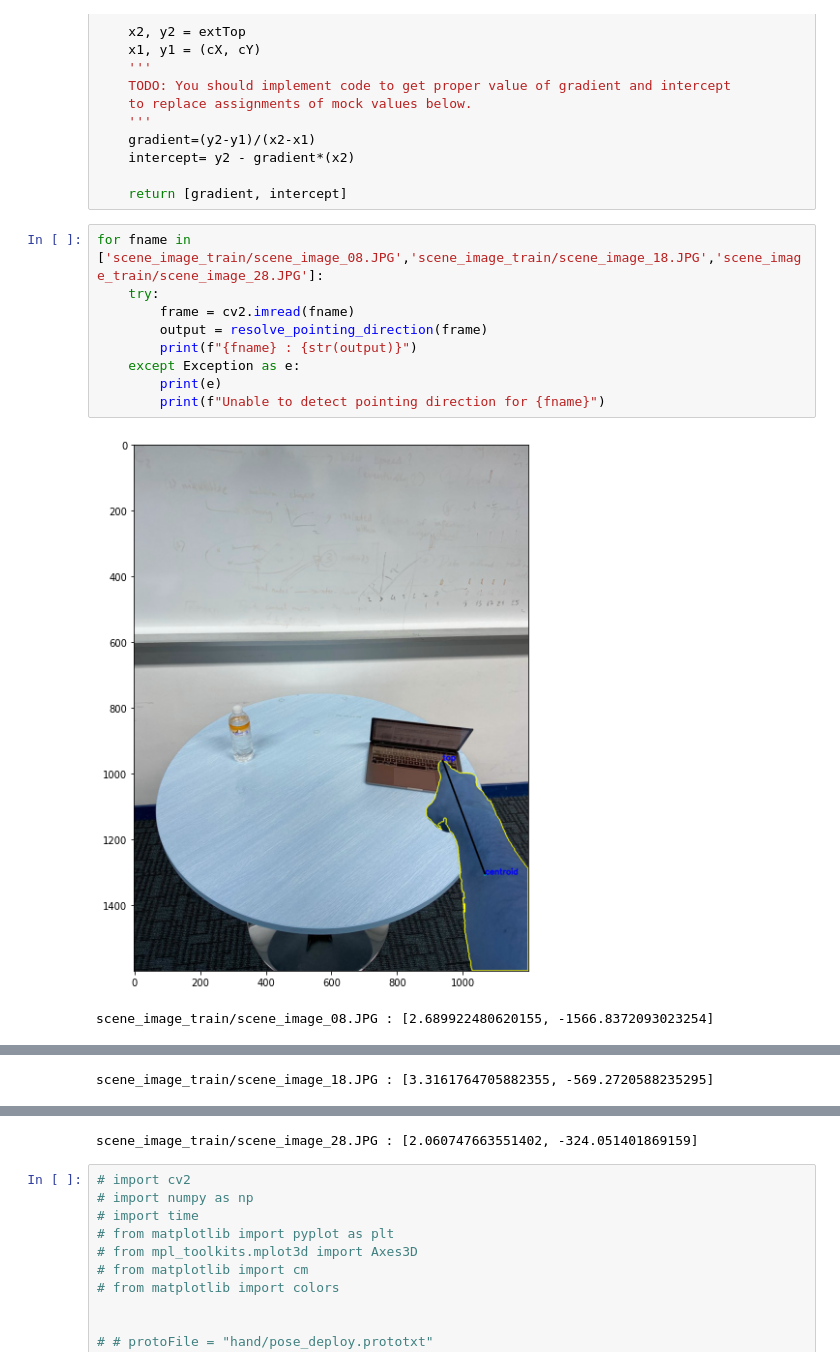
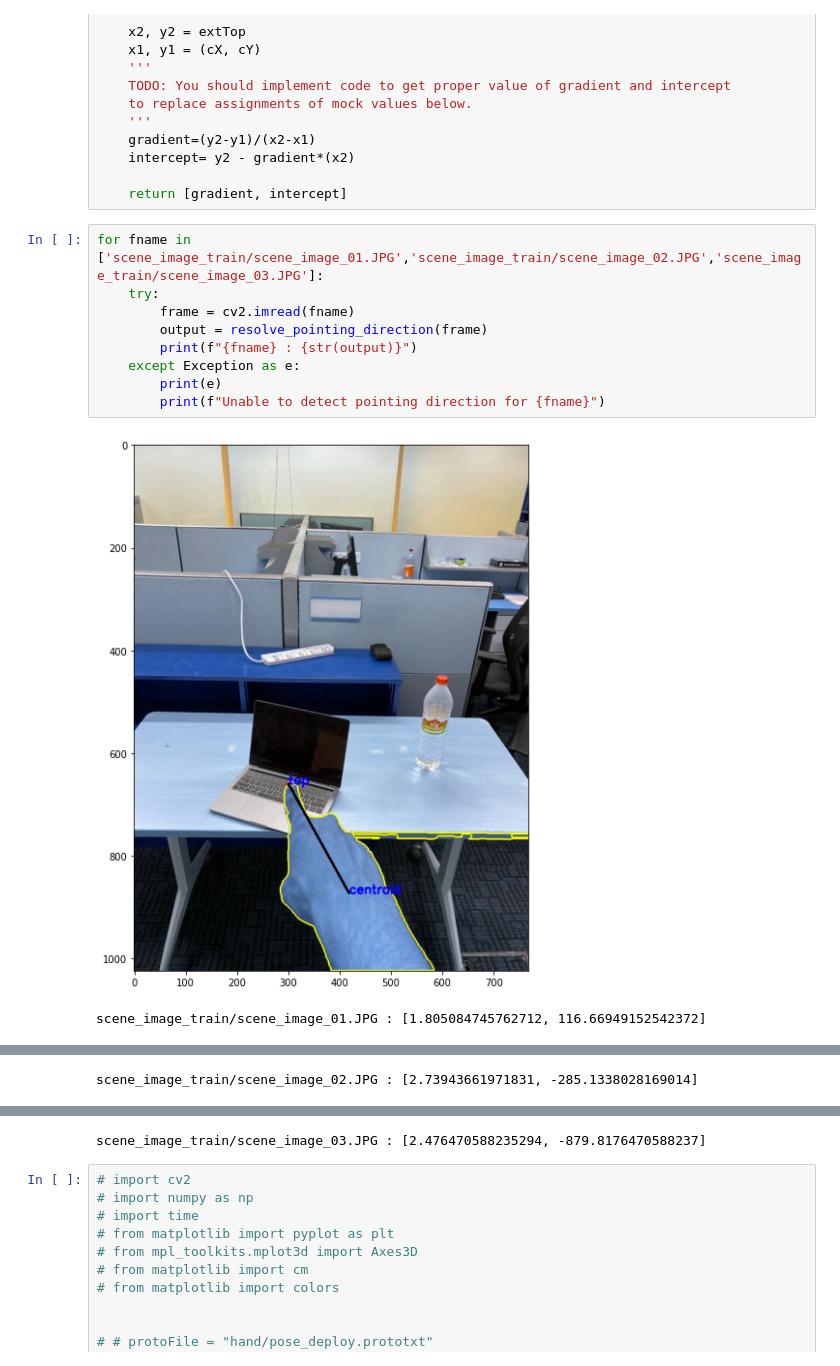
Before and after one commit to imamnurby/is708-project, a Jupyter notebook: IS708_api-with_hand_models/pointing_resolver.ipynb, the cells around one changed output, grey strips where cells are left out. Drawn from its saved outputs; the diff is of its cells as text.

```diff
--- a/IS708_api-with_hand_models/pointing_resolver.ipynb
+++ b/IS708_api-with_hand_models/pointing_resolver.ipynb
@@ -113,14 +113,14 @@ def resolve_pointing_direction(scene_image):
 
     return [gradient, intercept]
 # %%
-for fname in ['scene_image_train/scene_image_08.JPG','scene_image_train/scene_image_18.JPG','scene_image_train/scene_image_28.JPG']:
+for fname in ['scene_image_train/scene_image_01.JPG','scene_image_train/scene_image_02.JPG','scene_image_train/scene_image_03.JPG']:
     try:
         frame = cv2.imread(fname)
         output = resolve_pointing_direction(frame)
         print(f"{fname} : {str(output)}")
     except Exception as e:
         print(e)
         print(f"Unable to detect pointing direction for {fname}")
 # %% [output]
-[figure, old version]
+[figure, new version]
-scene_image_train/scene_image_08.JPG : [2.689922480620155, -1566.8372093023254]
+scene_image_train/scene_image_01.JPG : [1.805084745762712, 116.66949152542372]
@@ -128 +128 @@ scene_image_train/scene_image_08.JPG : [2.689922480620155, -1566.8372093023254]
-scene_image_train/scene_image_18.JPG : [3.3161764705882355, -569.2720588235295]
+scene_image_train/scene_image_02.JPG : [2.73943661971831, -285.1338028169014]
@@ -130,4 +130,4 @@ scene_image_train/scene_image_18.JPG : [3.3161764705882355, -569.2720588235295]
-scene_image_train/scene_image_28.JPG : [2.060747663551402, -324.051401869159]
+scene_image_train/scene_image_03.JPG : [2.476470588235294, -879.8176470588237]
 # %%
 # import cv2
 # import numpy as np
```
Also changed, not shown: parts of 1 cell of this notebook, 1 other file.
